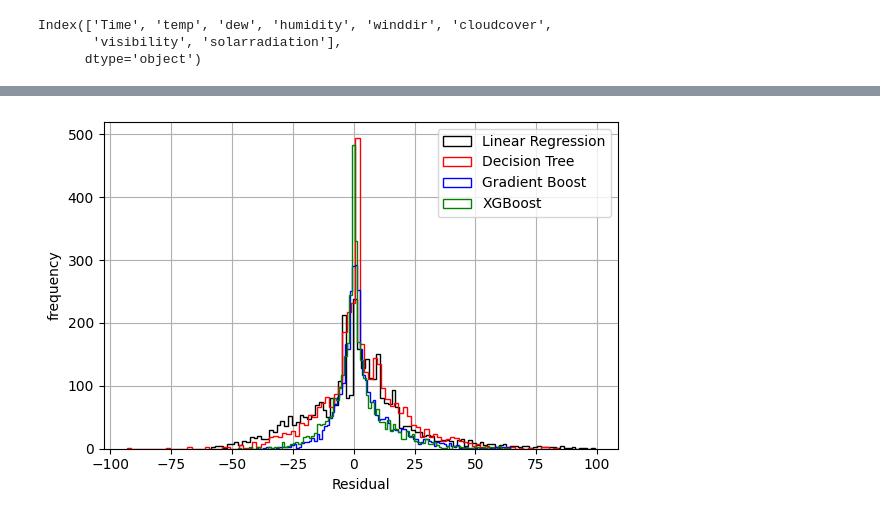
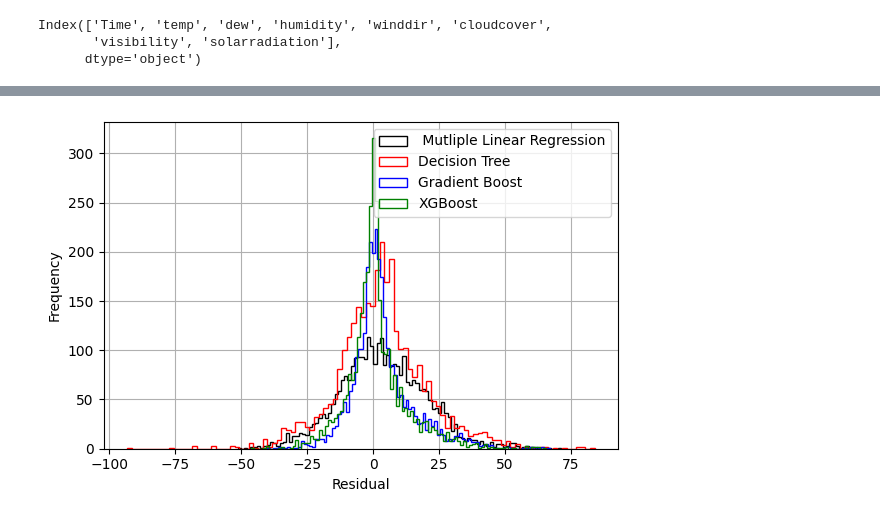
Before and after one commit to AksharaReddyPatlannagari/MAJOR-PROJECT, a Jupyter notebook: 2_model_fitting.ipynb, the cells around one changed output, grey strips where cells are left out. Drawn from its saved outputs; the diff is of its cells as text; code cells hidden in the pictures.

```diff
--- a/2_model_fitting.ipynb
+++ b/2_model_fitting.ipynb
@@ -236,0 +247,5 @@ print(rmse_xgb)
+# %%
+from sklearn.linear_model import LinearRegression
+l=LinearRegression()
+l.fit(x_train,y_train)
+y_predict=l.predict(x_test)
@@ -237,7 +264,7 @@ print(rmse_xgb)
 # %% [markdown]
 ## Hybrid Model
 # %%
-from sklearn.cluster import KMeans
+"""from sklearn.cluster import KMeans
 kmeans=KMeans(n_clusters=4)
 x_train["Cluster"]=kmeans.fit_predict(x_train[['temp', 'dew', 'humidity', 'winddir',
-       'cloudcover', 'visibility','solarradiation']])
+       'cloudcover', 'visibility','solarradiation']])"""
@@ -271,3 +300,3 @@ plt.scatter(t3.humidity,t3.visibility,color='blue')
 # %%
-x_train=x_train.drop(['temp', 'dew', 'humidity', 'winddir','cloudcover', 'visibility','solarradiation'],axis=1)
-x_test=x_test.drop(['temp', 'dew', 'humidity', 'winddir','cloudcover', 'visibility','solarradiation'],axis=1)
+"""x_train=x_train.drop(['temp', 'dew', 'humidity', 'winddir','cloudcover', 'visibility','solarradiation'],axis=1)
+x_test=x_test.drop(['temp', 'dew', 'humidity', 'winddir','cloudcover', 'visibility','solarradiation'],axis=1)"""
@@ -447,0 +467,6 @@ correlation coefficient:  0.8737475914468784
+# %%
+# linear regression
+y_fitted_l=l.predict(X[['Time', 'temp', 'dew', 'humidity', 'winddir', 'cloudcover','visibility', 'solarradiation']])
+residual_l=y_fitted_l-Y
+corr_l=np.corrcoef(y_fitted_l,Y)
+print('correlation coefficient: ',corr_l[0,1])
@@ -472,15 +499,15 @@ correlation coefficient:  0.9676529468351859
 # %%
 fig, ax = plt.subplots()
-ax.hist(residual_l, bins=100, color="black", label='Linear Regression', histtype='step')
+ax.hist(residual_l, bins=100, color="black", label=' Mutliple Linear Regression', histtype='step')
 ax.hist(residual_dt, bins=100, color="red", label='Decision Tree', histtype='step')
 ax.hist(residual_gb, bins=100, color="blue", label='Gradient Boost', histtype='step')
 ax.hist(residual_xgb, bins=100, color="green", label='XGBoost', histtype='step')
 ax.set_xlabel('Residual')
-ax.set_ylabel('frequency')
+ax.set_ylabel('Frequency')
 ax.legend(loc='upper right')
 ax.grid(True)
 fig.tight_layout()
-plt.rcParams["figure.figsize"] = [6,4]
+plt.rcParams["figure.figsize"] = [7,5]
 plt.show()
 # %% [output]
-[figure, old version]
+[figure, new version]
```
Also changed, not shown: parts of 45 cells of this notebook, 4 other files.
